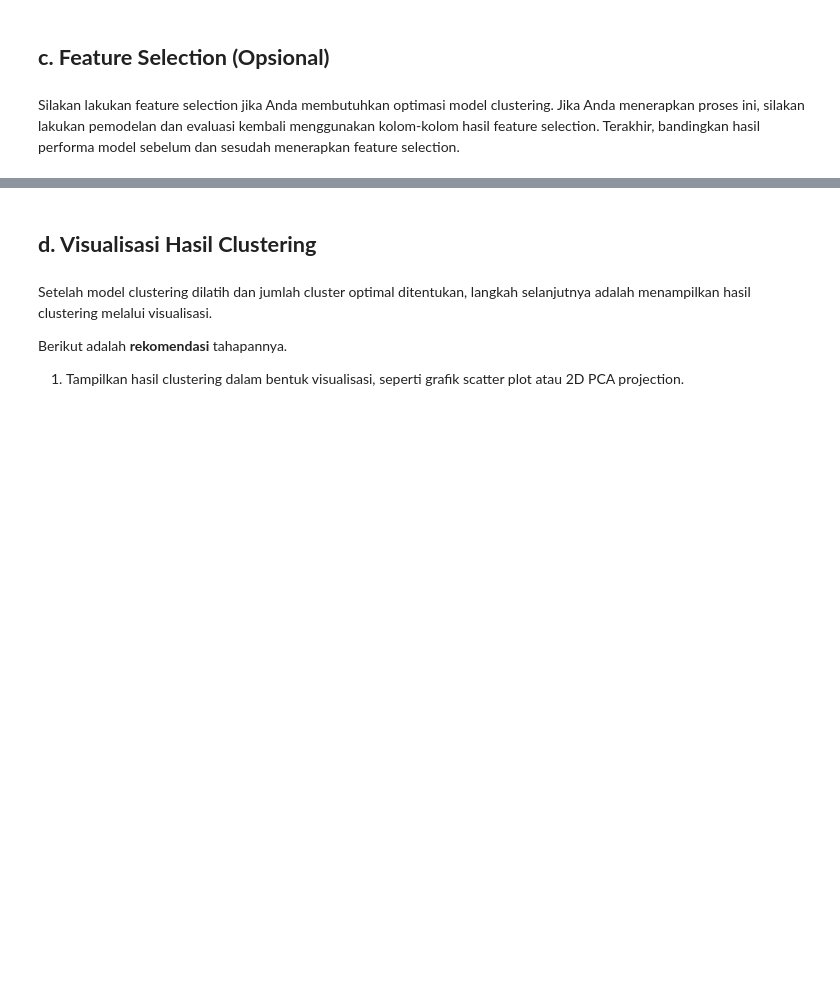
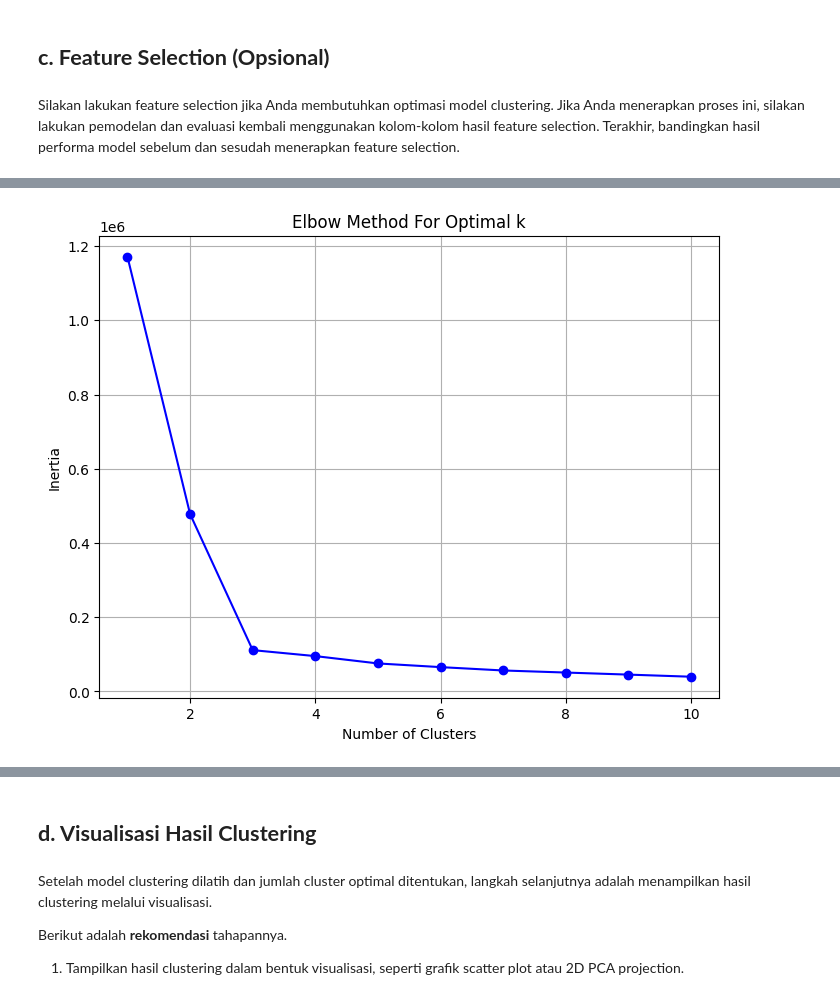
Before and after one commit to hayhalo/Project-Akhir-Belajar-ML-untuk-Pemula, a Jupyter notebook: [Clustering]_Submission_Akhir_BMLP_Muhammad Husni Zahran Nugrahanto.ipynb, the cells around one changed output, grey strips where cells are left out. Cells and saved outputs as stored; diff of their text form; code cells hidden in the pictures; blank space fills up the shorter version.

```diff
--- a/[Clustering]_Submission_Akhir_BMLP_Muhammad Husni Zahran Nugrahanto.ipynb
+++ b/[Clustering]_Submission_Akhir_BMLP_Muhammad Husni Zahran Nugrahanto.ipynb
@@ -688,0 +590,23 @@ Silakan lakukan feature selection jika Anda membutuhkan optimasi model clusterin
+# %%
+# Memilih 5 Fitur Teratas untuk Clustering
+cluster_features = ['CustomerOccupation', 'CustomerAge', 'AccountBalance', 'TransactionRate', 'MerchantID']
+df_features_selected = df_features[cluster_features]
+# %%
+# Menentukan Jumlah Cluster Optimal
+inertia = []
+max_clusters = 10
+for i in range(1, max_clusters + 1):
+  kmeans = KMeans(n_clusters=i, random_state=42)
+  kmeans.fit(df_features_selected)
+  inertia.append(kmeans.inertia_)
+
+# Plotting the Elbow curve
+plt.figure(figsize=(8,6))
+plt.plot(range(1, max_clusters + 1), inertia, marker='o', color='b')
+plt.title('Elbow Method For Optimal k')
+plt.xlabel('Number of Clusters')
+plt.ylabel('Inertia')
+plt.grid('True')
+plt.show()
+# %% [output]
+[figure, added]
```
Also changed, not shown: parts of 61 cells of this notebook.
